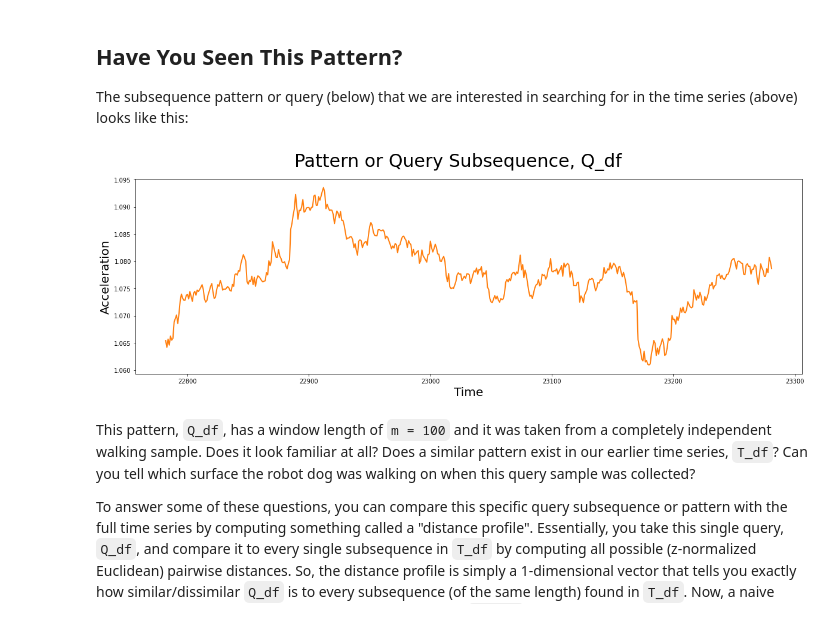
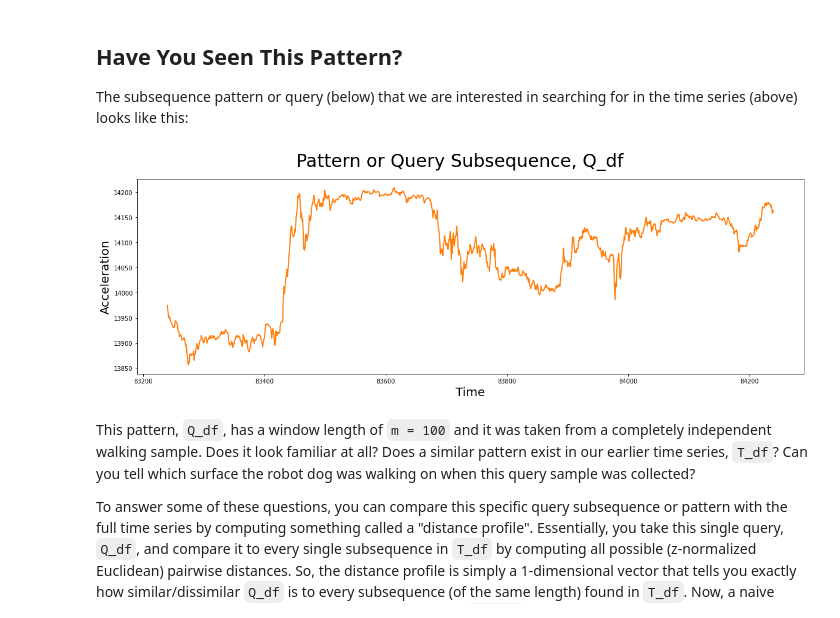
Before and after one commit to hamedmirsadeghi/time_series, a Jupyter notebook: STUMPY_Pattern_Searching_fx_01.ipynb, the cells around one changed output. Drawn from its saved outputs; the diff is of its cells as text; code cells hidden in the pictures.

```diff
--- a/STUMPY_Pattern_Searching_fx_01.ipynb
+++ b/STUMPY_Pattern_Searching_fx_01.ipynb
@@ -35,8 +35,8 @@ plt.rcParams['xtick.direction'] = 'out'
 
 The time series data (below), `T_df`, has `n = 13000`  data points and it was collected from an accelerometer inside of a [Sony AIBO robot dog](https://en.wikipedia.org/wiki/AIBO) where it tracked the robot dog when it was walking from a cement surface onto a carpeted surface and, finally, back to the cement surface:
 # %%
-T_df = pd.read_csv('/content/AUDNZD_H4.csv' , sep='\t' )
+T_df = pd.read_csv('/content/USTEC_M5_202001102225_202106221430.csv' , sep='\t' )
 #T_df['Acceleration'] = T_df.values + 0.002 * pd.DataFrame( list(range( len(T_df))) )
-col_name = 'Close'
+col_name = '8224.80'
 T_df.head()
 # %% [output]
@@ -69,17 +69,17 @@ In the plot above, the periods of time when the robot dog was walking on cement
 
 The subsequence pattern or query (below) that we are interested in searching for in the time series (above) looks like this:
 # %%
-window = 500
+window = 1000
 start_idx = len(T_df) - window
 Q_df = T_df.iloc[start_idx:(start_idx+window), :]
 
 plt.suptitle('Pattern or Query Subsequence, Q_df', fontsize='30')
 plt.xlabel('Time', fontsize ='20')
 plt.ylabel('Acceleration', fontsize='20')
 plt.plot(Q_df[col_name], lw=2, color="C1")  # Walking on cement
 plt.show()
 # %% [output]
-[figure, old version]
+[figure, new version]
 # %% [markdown]
 This pattern, `Q_df`, has a window length of `m = 100` and it was taken from a completely independent walking sample. Does it look familiar at all? Does a similar pattern exist in our earlier time series, `T_df`? Can you tell which surface the robot dog was walking on when this query sample was collected?
 
```
Also changed, not shown: parts of 8 cells of this notebook.
